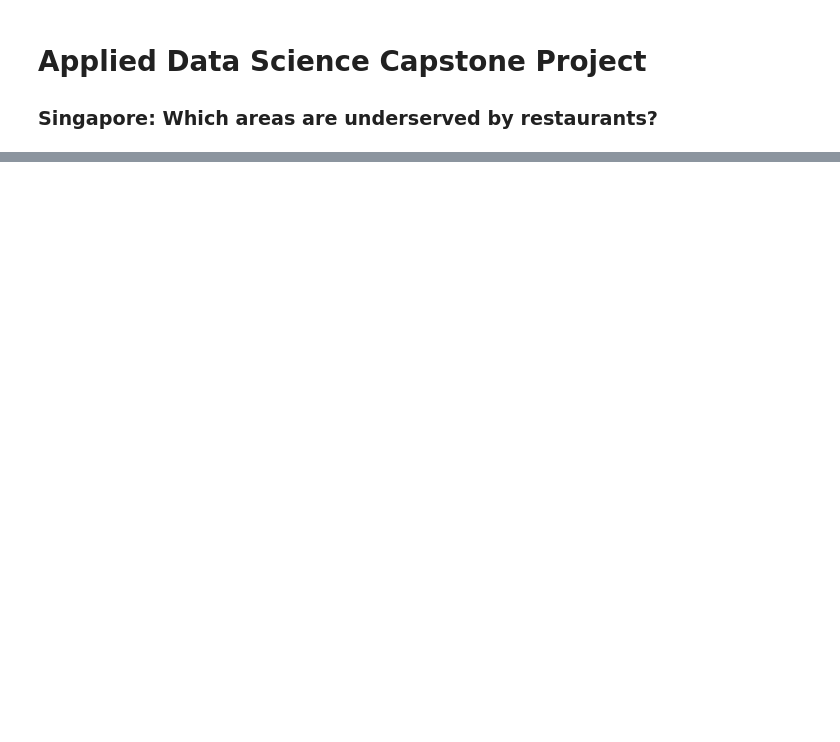
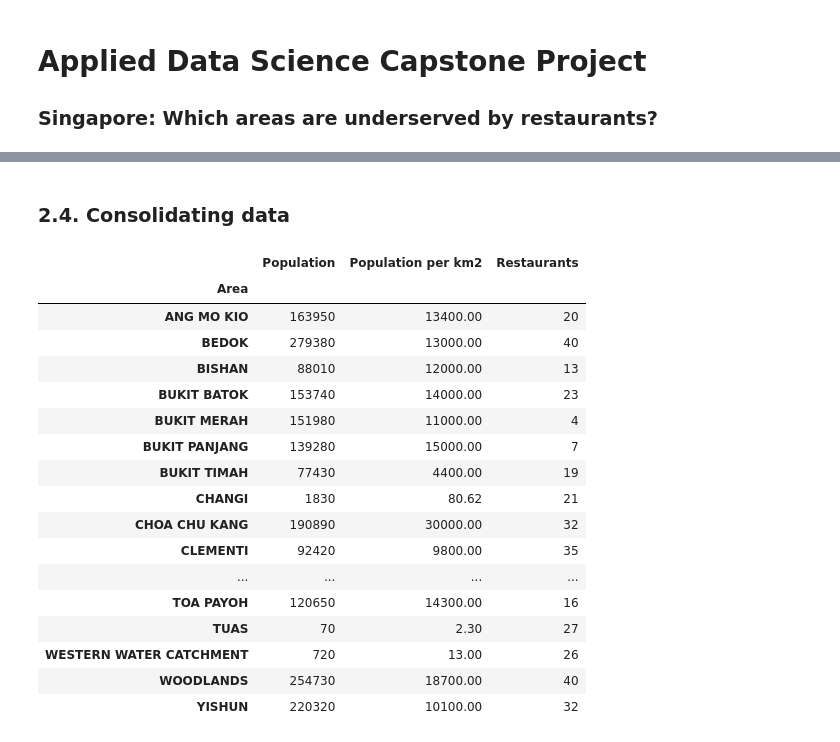
Before and after one commit to aaroncwt/Coursera_Capstone, a Jupyter notebook: capstone-final.ipynb, the cells around one changed output, grey strips where cells are left out. Saved outputs shown, nothing was run; the diff lists cells and outputs as text; code cells hidden in the pictures; blank space fills up the shorter version.

```diff
--- a/capstone-final.ipynb
+++ b/capstone-final.ipynb
@@ -22,0 +65,5 @@ From the above data, a restaurant per population indicator will be calculated fo
+# %%
+# Retrieve table from Wikipedia
+
+df_wiki = pd.read_html("https://en.wikipedia.org/w/index.php?title=Planning_Areas_of_Singapore&oldid=940924939")[2]    # get list of areas from wikipedia
+df_wiki.head(5)
@@ -22,0 +374,28 @@ From the above data, a restaurant per population indicator will be calculated fo
+# %% [markdown]
+### 2.4. Consolidating data
+# %%
+# Creating a dataframe with Population and Restaurants via join()
+
+df_areas_full = df_areas.set_index('Area').join(df_areas_count.set_index('Area'))
+df_areas_full.dropna(subset=['Restaurants'], inplace=True)
+df_areas_full = df_areas_full.astype({'Restaurants': 'int32', 'Population': 'int32', 'Population per km2': 'float'})
+df_areas_full
+# %% [output]
+|  | Population | Population per km2 | Restaurants |
+| Area |  |  |  |
+| ANG MO KIO | 163950 | 13400.00 | 20 |
+| BEDOK | 279380 | 13000.00 | 40 |
+| BISHAN | 88010 | 12000.00 | 13 |
+| BUKIT BATOK | 153740 | 14000.00 | 23 |
+| BUKIT MERAH | 151980 | 11000.00 | 4 |
+| BUKIT PANJANG | 139280 | 15000.00 | 7 |
+| BUKIT TIMAH | 77430 | 4400.00 | 19 |
+| CHANGI | 1830 | 80.62 | 21 |
+| CHOA CHU KANG | 190890 | 30000.00 | 32 |
+| CLEMENTI | 92420 | 9800.00 | 35 |
+| ... | ... | ... | ... |
+| TOA PAYOH | 120650 | 14300.00 | 16 |
+| TUAS | 70 | 2.30 | 27 |
+| WESTERN WATER CATCHMENT | 720 | 13.00 | 26 |
+| WOODLANDS | 254730 | 18700.00 | 40 |
+| YISHUN | 220320 | 10100.00 | 32 |
```
Also changed, not shown: parts of 41 cells of this notebook.
